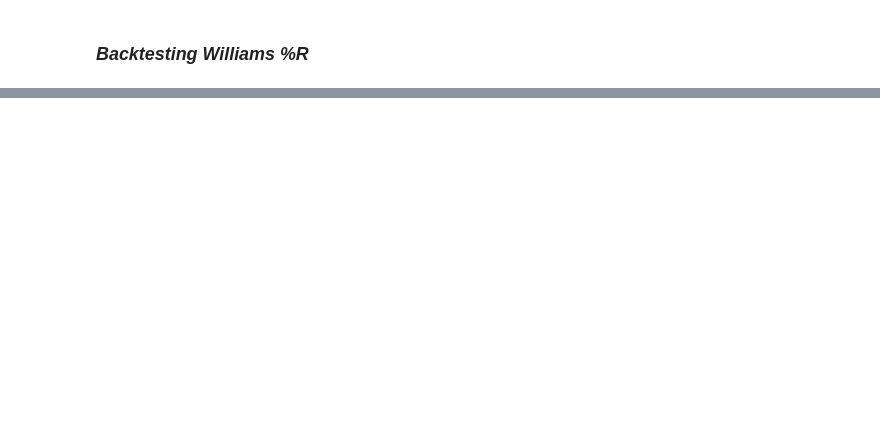
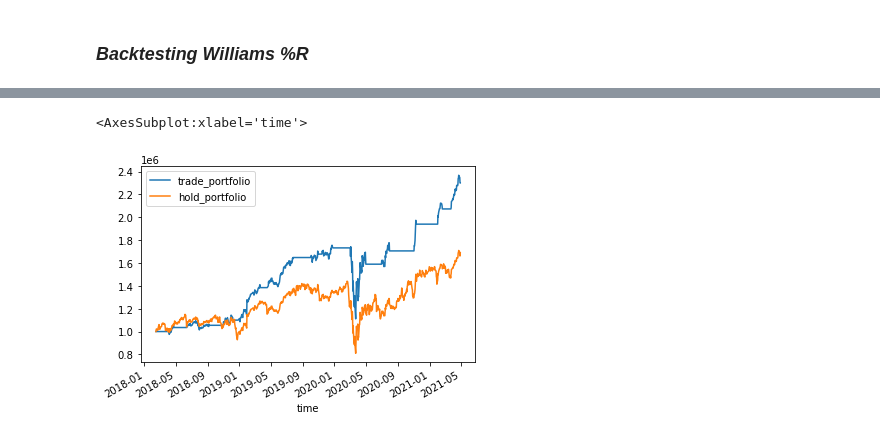
Before and after one commit to illyanyc/fin-tracker, a Jupyter notebook: backtest.ipynb, the cells around one changed output, grey strips where cells are left out. Cells and saved outputs as stored; diff of their text form; code cells hidden in the pictures; blank space fills up the shorter version.

Commit message:
workong on williams %r backtester

```diff
--- a/backtest.ipynb
+++ b/backtest.ipynb
@@ -27,7 +28,2 @@ Open price data for AAPL
 # %% [markdown]
 ### *Backtesting Williams %R*
-# %%
-# set backtest bounds logic
-wr_bounds = {'long' : {0: ['>',50]},
-             'short' : {0: ['<', 50]}
-            }
@@ -64,0 +158,14 @@ def wr_backtest(close : pd.DataFrame,
+# %%
+# set backtest bounds logic
+wr_rules = {'long' : -80,
+             'short' : -20}
+
+# set cash position and tracker
+seed_cash = 1000000.0
+
+data = wr_backtest(ticker = 'SYK',
+            start_date = '2018-01-01',
+            end_date = '2021-05-01',
+                wr_rules = wr_rules,
+                seed_cash = seed_cash,
+                  wr_range=30)
@@ -64,0 +180,6 @@ def wr_backtest(close : pd.DataFrame,
+# %%
+init_hold_shares = data.iloc[0]['cash']/data.iloc[0]['close']
+
+data['trade_portfolio'] = data['cash'] + data['stock_value']
+data['hold_portfolio'] = init_hold_shares * data['close']
+data = data.set_index('time')
@@ -64,0 +206,5 @@ def wr_backtest(close : pd.DataFrame,
+# %%
+data[['trade_portfolio','hold_portfolio']].plot()
+# %% [output]
+<AxesSubplot:xlabel='time'>
+[figure, added]
```
Also changed, not shown: parts of 7 cells of this notebook, 2 other files.
